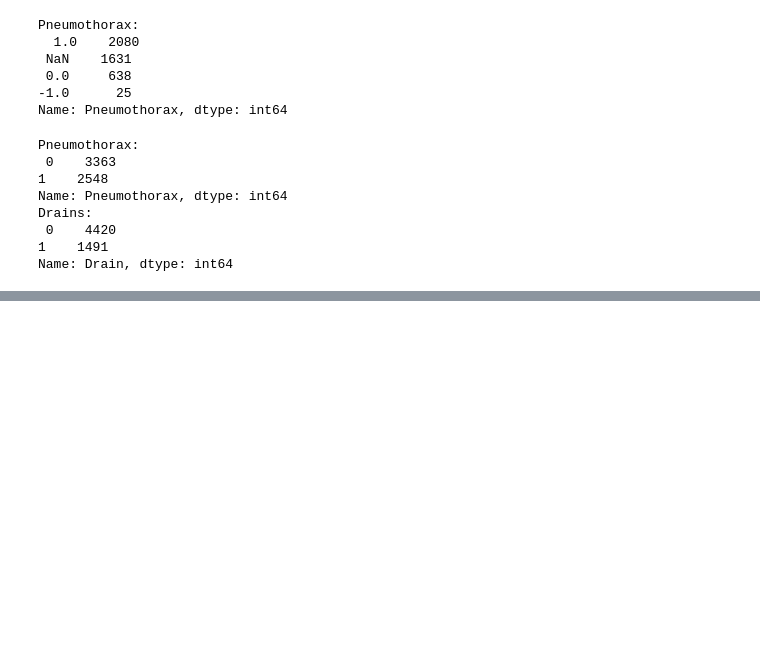
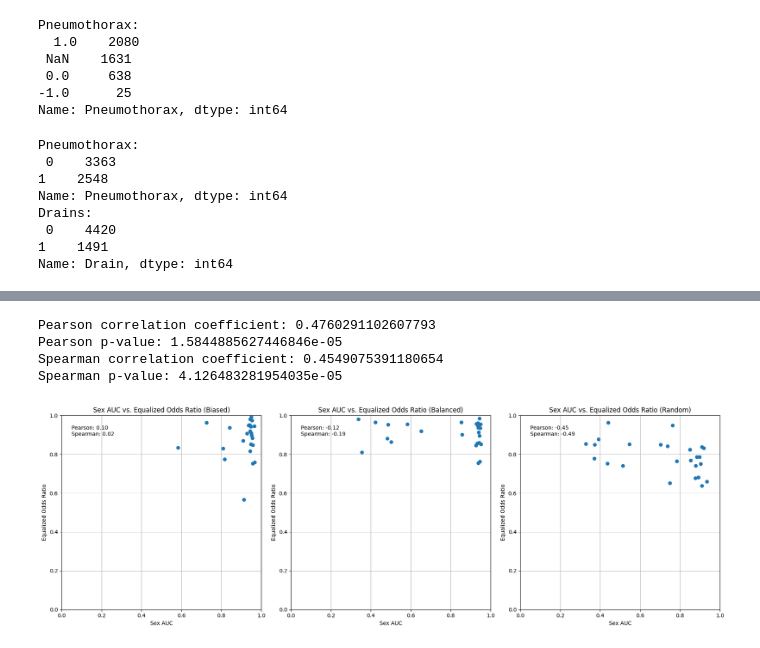
Before and after one commit to katarinakoke/Shortcuts-Problem-in-Medical-Image-Analysis, a Jupyter notebook: EDA/EDA.ipynb, the cells around one changed output, grey strips where cells are left out. Drawn from its saved outputs; the diff is of its cells as text; code cells hidden in the pictures; blank space fills up the shorter version.

```diff
--- a/EDA/EDA.ipynb
+++ b/EDA/EDA.ipynb
@@ -1084,0 +1235,62 @@ Name: Drain, dtype: int64
+# %%
+from scipy.stats import pearsonr, spearmanr
+
+pearson_corr, pearson_p_value = pearsonr(predictions['AUC'], predictions['Equalized Odds Ratio'])
+print("Pearson correlation coefficient:", pearson_corr)
+print("Pearson p-value:", pearson_p_value)
+
+spearman_corr, spearman_p_value = spearmanr(predictions['AUC'], predictions['Equalized Odds Ratio'])
+print("Spearman correlation coefficient:", spearman_corr)
+print("Spearman p-value:", spearman_p_value)
+# %% [output]
+Pearson correlation coefficient: 0.4760291102607793
+Pearson p-value: 1.5844885627446846e-05
+Spearman correlation coefficient: 0.4549075391180654
+Spearman p-value: 4.126483281954035e-05
+# %%
+import matplotlib.pyplot as plt
+from scipy.stats import pearsonr, spearmanr
+
+fig, axes = plt.subplots(1, 3, figsize=(18, 6))
+
+biased_data = predictions[predictions['Dataset'] == 'Biased']
+balanced_data = predictions[predictions['Dataset'] == 'Balanced']
+random_data = predictions[predictions['Dataset'] == 'Random']
+
+def annotate_correlations(x, y, ax):
+    pearson_corr, _ = pearsonr(x, y)
+    spearman_corr, _ = spearmanr(x, y)
+    ax.text(0.05, 0.95, f'Pearson: {pearson_corr:.2f}\nSpearman: {spearman_corr:.2f}',
+            transform=ax.transAxes, ha='left', va='top', fontsize=10)
+
+axes[0].scatter(biased_data['Sex AUC'], biased_data['Equalized Odds Ratio'], marker='o')
+axes[0].set_title('Sex AUC vs. Equalized Odds Ratio (Biased)')
+axes[0].set_xlabel('Sex AUC')
+axes[0].set_ylabel('Equalized Odds Ratio')
+axes[0].grid(True)
+axes[0].set_xlim([0, 1])
+axes[0].set_ylim([0, 1])
+annotate_correlations(biased_data['Sex AUC'], biased_data['Equalized Odds Ratio'], axes[0])
+
+axes[1].scatter(balanced_data['Sex AUC'], balanced_data['Equalized Odds Ratio'], marker='o')
+axes[1].set_title('Sex AUC vs. Equalized Odds Ratio (Balanced)')
+axes[1].set_xlabel('Sex AUC')
+axes[1].set_ylabel('Equalized Odds Ratio')
+axes[1].grid(True)
+axes[1].set_xlim([0, 1])
+axes[1].set_ylim([0, 1])
+annotate_correlations(balanced_data['Sex AUC'], balanced_data['Equalized Odds Ratio'], axes[1])
+
+axes[2].scatter(random_data['Sex AUC'], random_data['Equalized Odds Ratio'], marker='o')
+axes[2].set_title('Sex AUC vs. Equalized Odds Ratio (Random)')
+axes[2].set_xlabel('Sex AUC')
+axes[2].set_ylabel('Equalized Odds Ratio')
+axes[2].grid(True)
+axes[2].set_xlim([0, 1])
+axes[2].set_ylim([0, 1])
+annotate_correlations(random_data['Sex AUC'], random_data['Equalized Odds Ratio'], axes[2])
+
+plt.tight_layout()
+plt.show()
+# %% [output]
+[figure, added]
```
Also changed, not shown: parts of 6 cells of this notebook, 9 other files.
